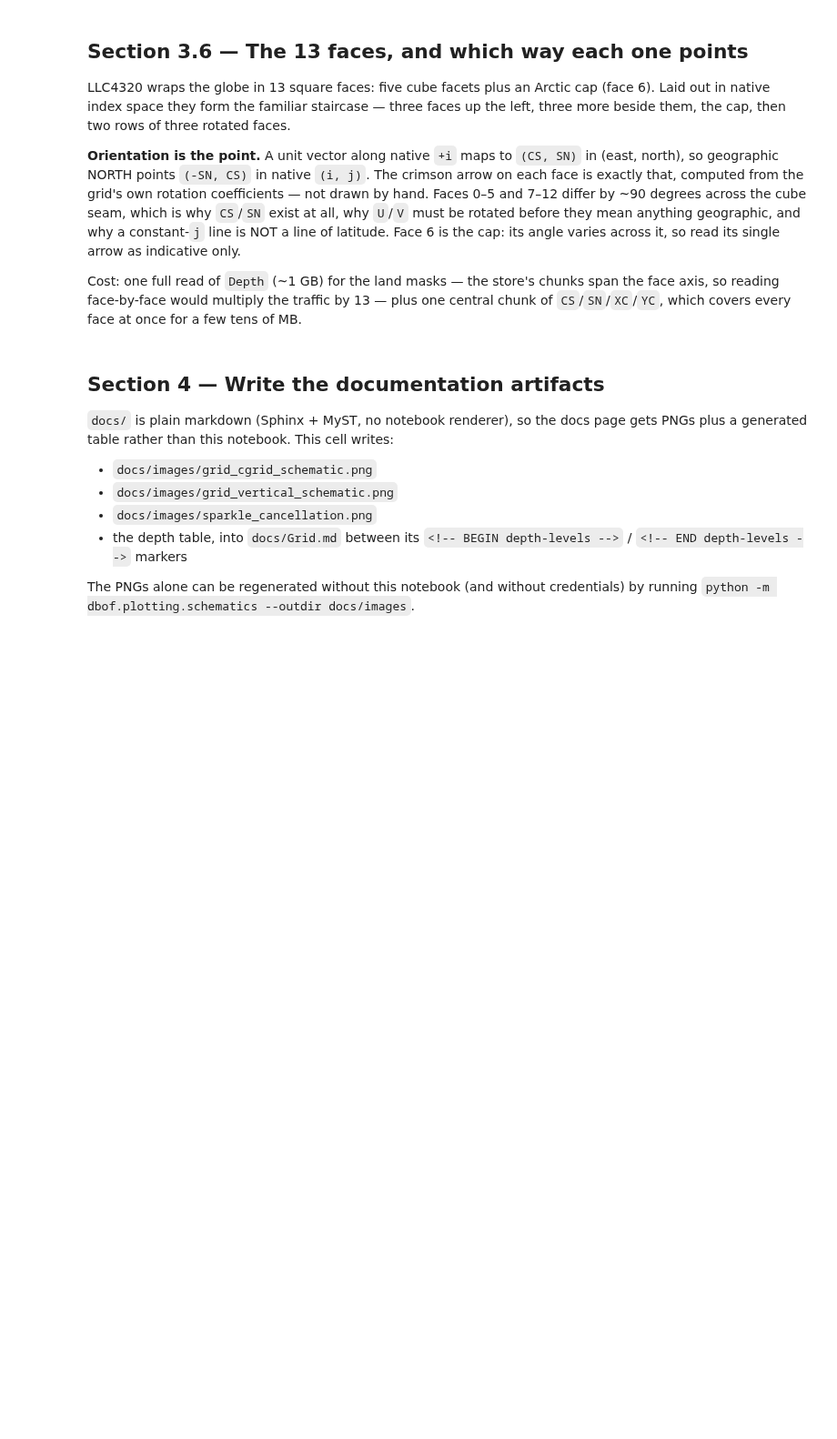
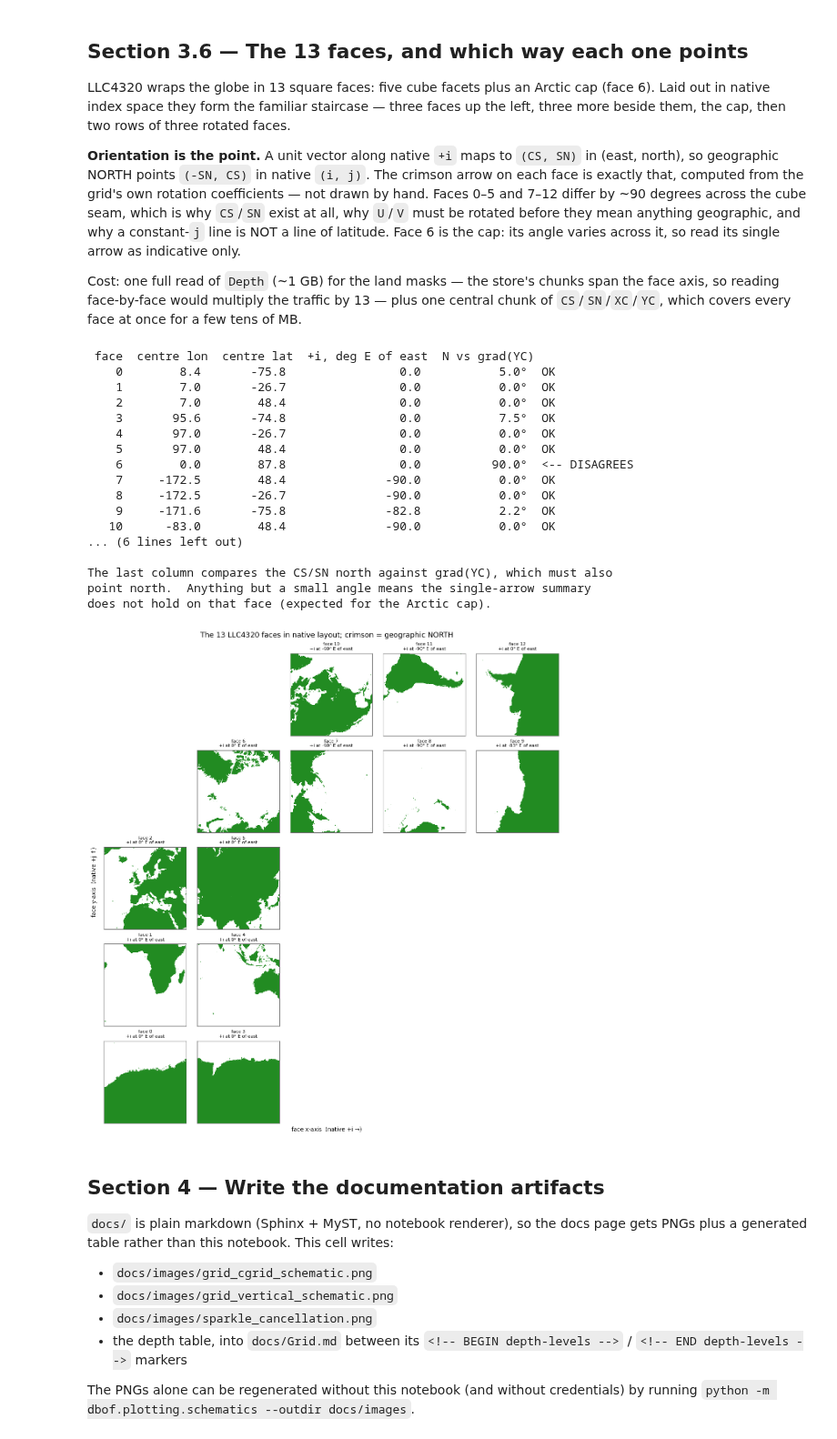
Before and after one commit to Sea-Meets-the-Stars/llc4320-native-grid-preprocessing, a Jupyter notebook: notebooks/notebooks_field_validation/Grid.ipynb, the cells around one changed output. Shown at 91% size. Saved outputs shown, nothing was run; the diff lists cells and outputs as text; code cells hidden in the pictures; blank space fills up the shorter version.

```diff
--- a/notebooks/notebooks_field_validation/Grid.ipynb
+++ b/notebooks/notebooks_field_validation/Grid.ipynb
@@ -569,40 +614,52 @@ print("\n0 deg = native +i points due EAST.  The ~90 deg jump between "
 print("\nThe last column compares the CS/SN north against grad(YC), "
       "which must also\npoint north.  Anything but a small angle "
       "means the single-arrow summary\ndoes not hold on that face "
       "(expected for the Arctic cap).")
 
 _nc = max(c for c, _ in LLC_LAYOUT.values()) + 1
 _nr = max(r for _, r in LLC_LAYOUT.values()) + 1
 _fig, _axes = plt.subplots(_nr, _nc, figsize=(2.35 * _nc, 2.5 * _nr),
                            layout="constrained")
 for _ax in _axes.ravel():
     _ax.set_visible(False)
 for _f, (_c, _r) in LLC_LAYOUT.items():
     _ax = _axes[_nr - 1 - _r, _c]          # row 0 of the array is TOP
     _ax.set_visible(True)
     _ax.imshow(np.where(land[_f], 1.0, np.nan), origin="lower",
                cmap=mcolors.ListedColormap(["forestgreen"]),
                vmin=0, vmax=1, interpolation="nearest")
     _n = land[_f].shape[0]
     _dx, _dy = north_ij[_f]
-    _ax.arrow(0.5 * _n, 0.5 * _n, 0.28 * _n * _dx, 0.28 * _n * _dy,
-              head_width=0.06 * _n, head_length=0.07 * _n,
-              fc="crimson", ec="crimson", lw=1.4,
-              length_includes_head=True, zorder=5)
-    _ax.text(0.5 * _n + 0.34 * _n * _dx, 0.5 * _n + 0.34 * _n * _dy,
-             "N", color="crimson", fontsize=9, fontweight="bold",
-             ha="center", va="center", zorder=5)
     _ax.set_title(f"face {_f}\n+i at {np.degrees(ang[_f]):.0f}"
                   "\u00b0 E of east", fontsize=8)
     _ax.set_xticks([])
     _ax.set_yticks([])
     for _s in _ax.spines.values():
         _s.set_edgecolor("0.4")
 _fig.supxlabel("face x-axis  (native +i \u2192)", fontsize=10)
 _fig.supylabel("face y-axis  (native +j \u2191)", fontsize=10)
 _fig.suptitle("The 13 LLC4320 faces in native layout; crimson = "
               "geographic NORTH", fontsize=13)
 plt.show()
+# %% [output]
+ face  centre lon  centre lat  +i, deg E of east  N vs grad(YC)
+    0        8.4       -75.8                0.0           5.0°  OK
+    1        7.0       -26.7                0.0           0.0°  OK
+    2        7.0        48.4                0.0           0.0°  OK
+    3       95.6       -74.8                0.0           7.5°  OK
+    4       97.0       -26.7                0.0           0.0°  OK
+    5       97.0        48.4                0.0           0.0°  OK
+    6        0.0        87.8                0.0          90.0°  <-- DISAGREES
+    7     -172.5        48.4              -90.0           0.0°  OK
+    8     -172.5       -26.7              -90.0           0.0°  OK
+    9     -171.6       -75.8              -82.8           2.2°  OK
+   10      -83.0        48.4              -90.0           0.0°  OK
+... (6 lines left out)
+
+The last column compares the CS/SN north against grad(YC), which must also
+point north.  Anything but a small angle means the single-arrow summary
+does not hold on that face (expected for the Arctic cap).
+[figure, added]
 # %% [markdown]
 ## Section 4 — Write the documentation artifacts
 
```
Also changed, not shown: parts of 4 cells of this notebook.
